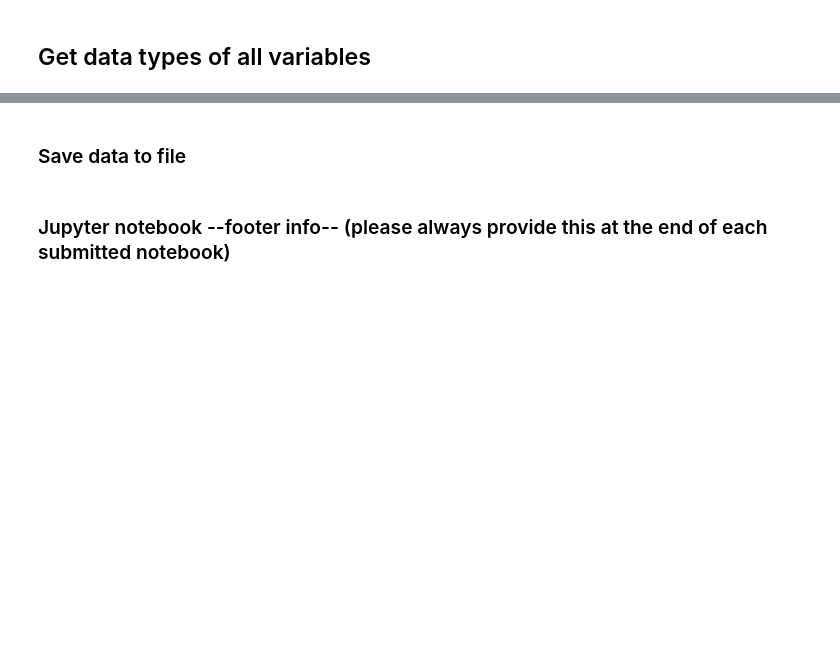
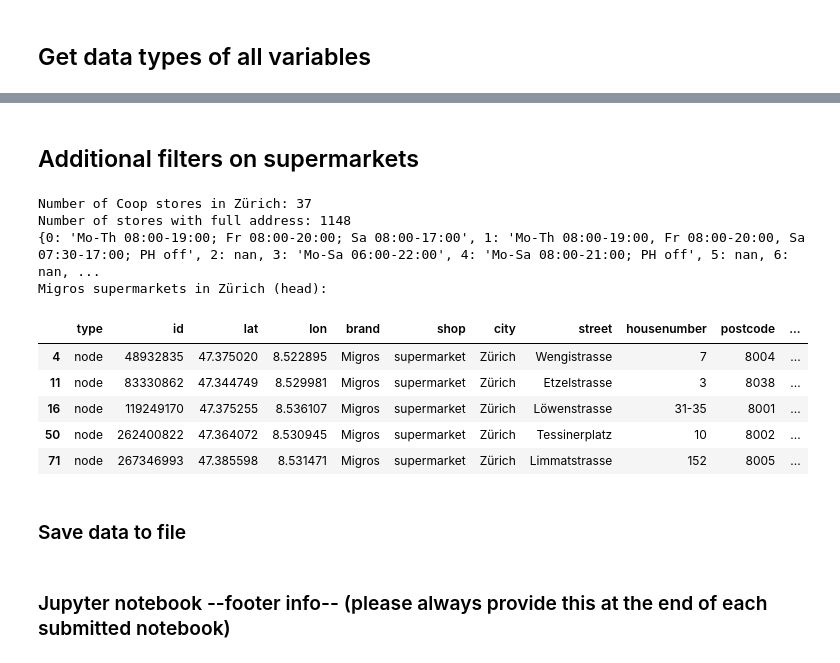
Before and after one commit to schlenat/data_analytics, a Jupyter notebook: Week_02/supermarkets_data_preparation.ipynb, the cells around one changed output, grey strips where cells are left out. Drawn from its saved outputs; the diff is of its cells as text; code cells hidden in the pictures; blank space fills up the shorter version.

```diff
--- a/Week_02/supermarkets_data_preparation.ipynb
+++ b/Week_02/supermarkets_data_preparation.ipynb
@@ -91,3 +164,31 @@ df.dtypes
+# %% [markdown]
+## Additional filters on supermarkets
+# %%
+df_filtered = df.loc[(df['brand'] == 'Coop') & (df['city'] == 'Zürich')]
+df_coop_cities = df.loc[(df['brand'] == 'Coop') & (df['city'].isin(['Zürich', 'Basel', 'Bern']))]
+
+coop_count = df_coop_cities.shape[0]
+print('Number of Coop stores in Zürich:', df_filtered.shape[0])
+df_full_address = df.loc[df['brand'].notna() & df['city'].notna() & df['housenumber'].notna() & df['postcode'].notna()]
+print('Number of stores with full address:', df_full_address.shape[0])
+
+df_dict = df.to_dict()
+print(df_dict['hours'])
+
+df_migros_zurich = df.loc[(df['brand'] == 'Migros') & (df['city'] == 'Zürich')]
+print("Migros supermarkets in Zürich (head):")
+df_migros_zurich.head()
+# %% [output]
+Number of Coop stores in Zürich: 37
+Number of stores with full address: 1148
+{0: 'Mo-Th 08:00-19:00; Fr 08:00-20:00; Sa 08:00-17:00', 1: 'Mo-Th 08:00-19:00, Fr 08:00-20:00, Sa 07:30-17:00; PH off', 2: nan, 3: 'Mo-Sa 06:00-22:00', 4: 'Mo-Sa 08:00-21:00; PH off', 5: nan, 6: nan, ...
+Migros supermarkets in Zürich (head):
+|  | type | id | lat | lon | brand | shop | city | street | housenumber | postcode | ... |
+| 4 | node | 48932835 | 47.375020 | 8.522895 | Migros | supermarket | Zürich | Wengistrasse | 7 | 8004 | ... |
+| 11 | node | 83330862 | 47.344749 | 8.529981 | Migros | supermarket | Zürich | Etzelstrasse | 3 | 8038 | ... |
+| 16 | node | 119249170 | 47.375255 | 8.536107 | Migros | supermarket | Zürich | Löwenstrasse | 31-35 | 8001 | ... |
+| 50 | node | 262400822 | 47.364072 | 8.530945 | Migros | supermarket | Zürich | Tessinerplatz | 10 | 8002 | ... |
+| 71 | node | 267346993 | 47.385598 | 8.531471 | Migros | supermarket | Zürich | Limmatstrasse | 152 | 8005 | ... |
 # %% [markdown]
 ### Save data to file
 # %%
```
Also changed, not shown: parts of 9 cells of this notebook, 4 other files.
